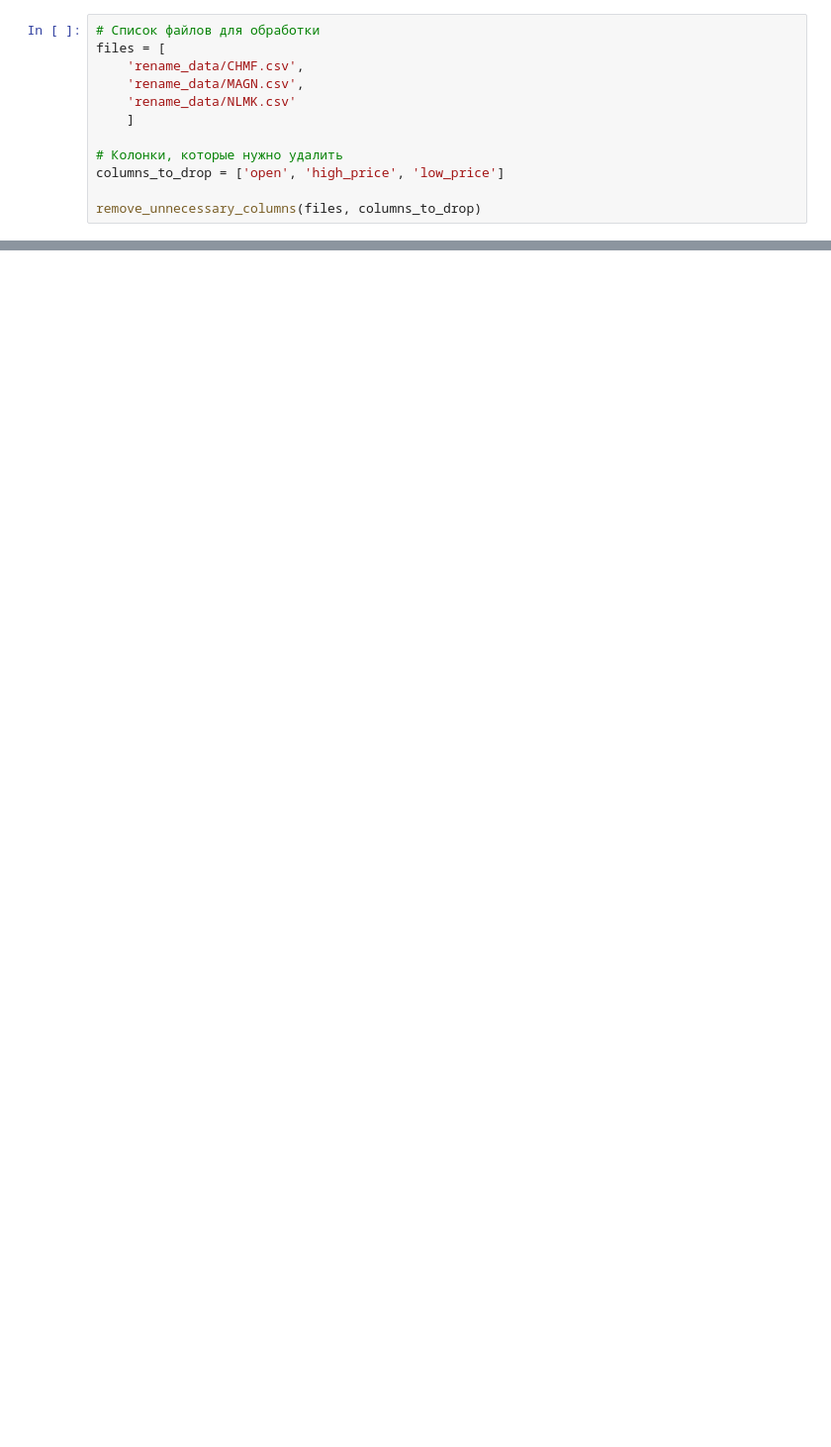
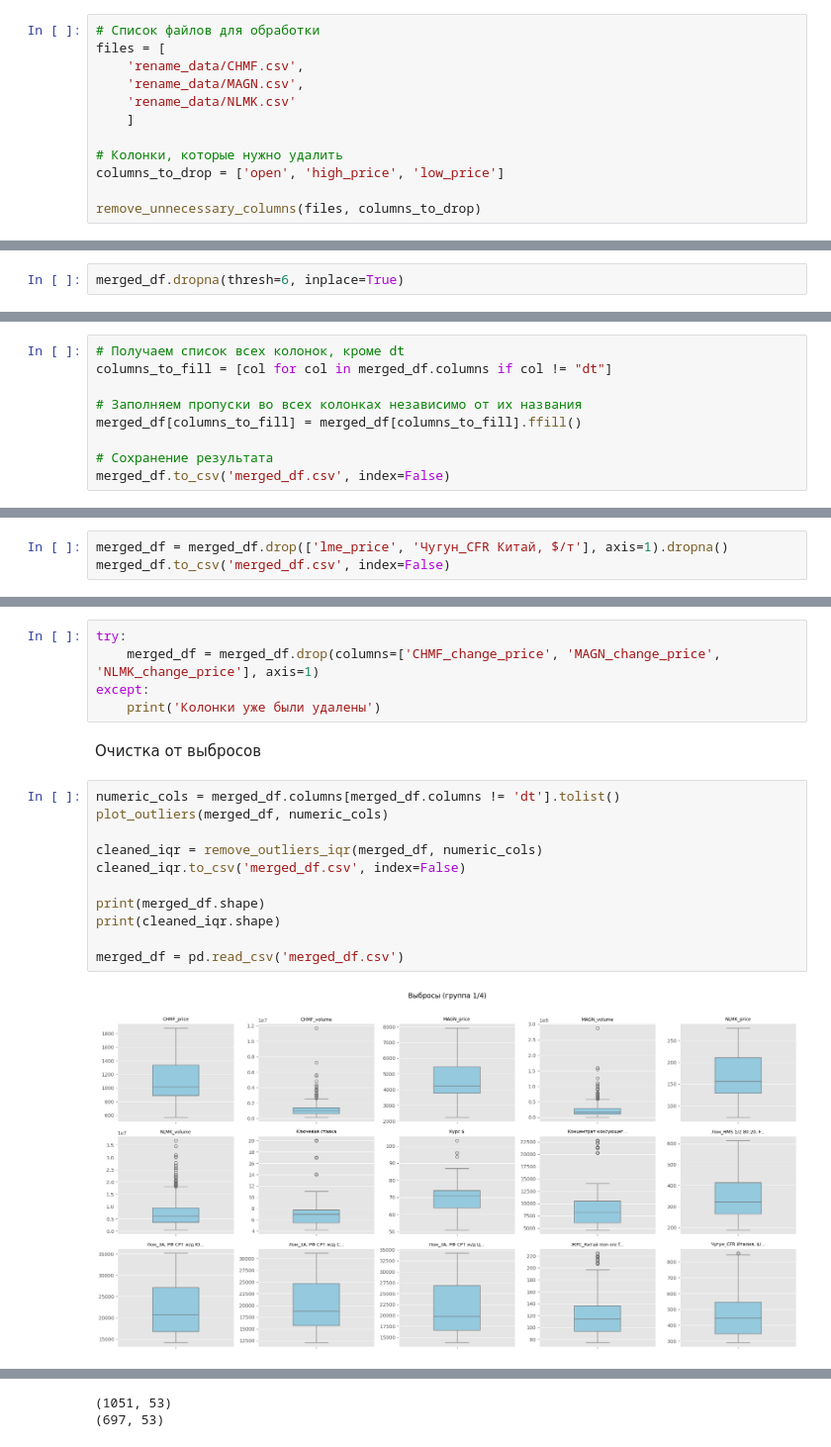
Before and after one commit to linkkdm/intens3, a Jupyter notebook: Код/main.ipynb, the cells around one changed output, grey strips where cells are left out. Shown at 99% size. Saved outputs shown, nothing was run; the diff lists cells and outputs as text; blank space fills up the shorter version.

```diff
--- a/Код/main.ipynb
+++ b/Код/main.ipynb
@@ -157,0 +323,2 @@ merged_df.to_csv('merged_df.csv', index=False)
+# %%
+merged_df.dropna(thresh=6, inplace=True)
@@ -157,0 +327,9 @@ merged_df.to_csv('merged_df.csv', index=False)
+# %%
+# Получаем список всех колонок, кроме dt
+columns_to_fill = [col for col in merged_df.columns if col != "dt"]
+
+# Заполняем пропуски во всех колонках независимо от их названия
+merged_df[columns_to_fill] = merged_df[columns_to_fill].ffill()
+
+# Сохранение результата
+merged_df.to_csv('merged_df.csv', index=False)
@@ -157,0 +361,3 @@ merged_df.to_csv('merged_df.csv', index=False)
+# %%
+merged_df = merged_df.drop(['lme_price', 'Чугун_CFR Китай, $/т'], axis=1).dropna()
+merged_df.to_csv('merged_df.csv', index=False)
@@ -157,0 +442,20 @@ merged_df.to_csv('merged_df.csv', index=False)
+# %%
+try:
+    merged_df = merged_df.drop(columns=['CHMF_change_price', 'MAGN_change_price', 'NLMK_change_price'], axis=1)
+except:
+    print('Колонки уже были удалены')
+# %% [markdown]
+Очистка от выбросов
+# %%
+numeric_cols = merged_df.columns[merged_df.columns != 'dt'].tolist()
+plot_outliers(merged_df, numeric_cols)
+
+cleaned_iqr = remove_outliers_iqr(merged_df, numeric_cols)
+cleaned_iqr.to_csv('merged_df.csv', index=False)
+
+print(merged_df.shape)
+print(cleaned_iqr.shape)
+
+merged_df = pd.read_csv('merged_df.csv')
+# %% [output]
+[figure, added]
@@ -157,0 +465,2 @@ merged_df.to_csv('merged_df.csv', index=False)
+(1051, 53)
+(697, 53)
```
Also changed, not shown: parts of 57 cells of this notebook, 7 other files.
